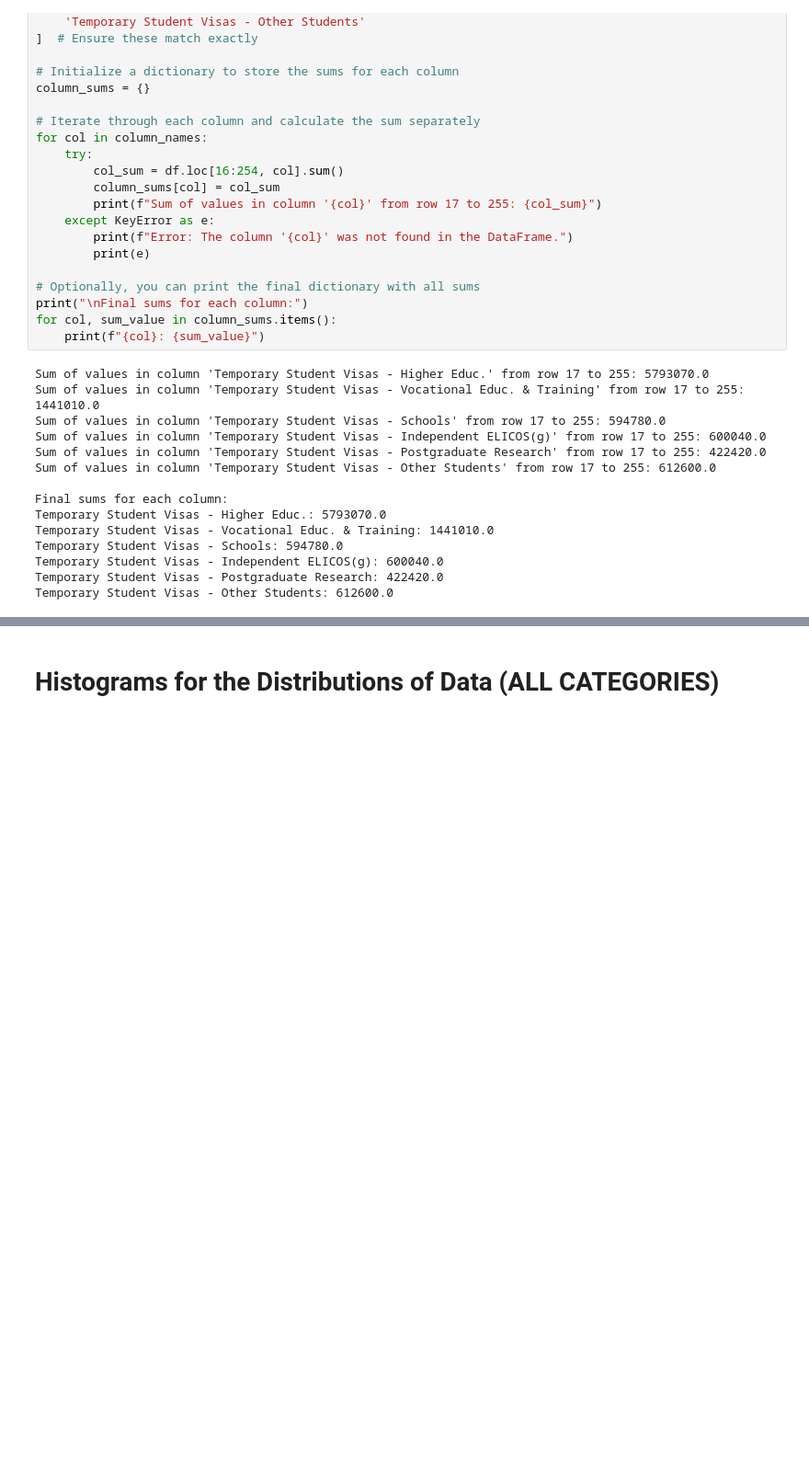
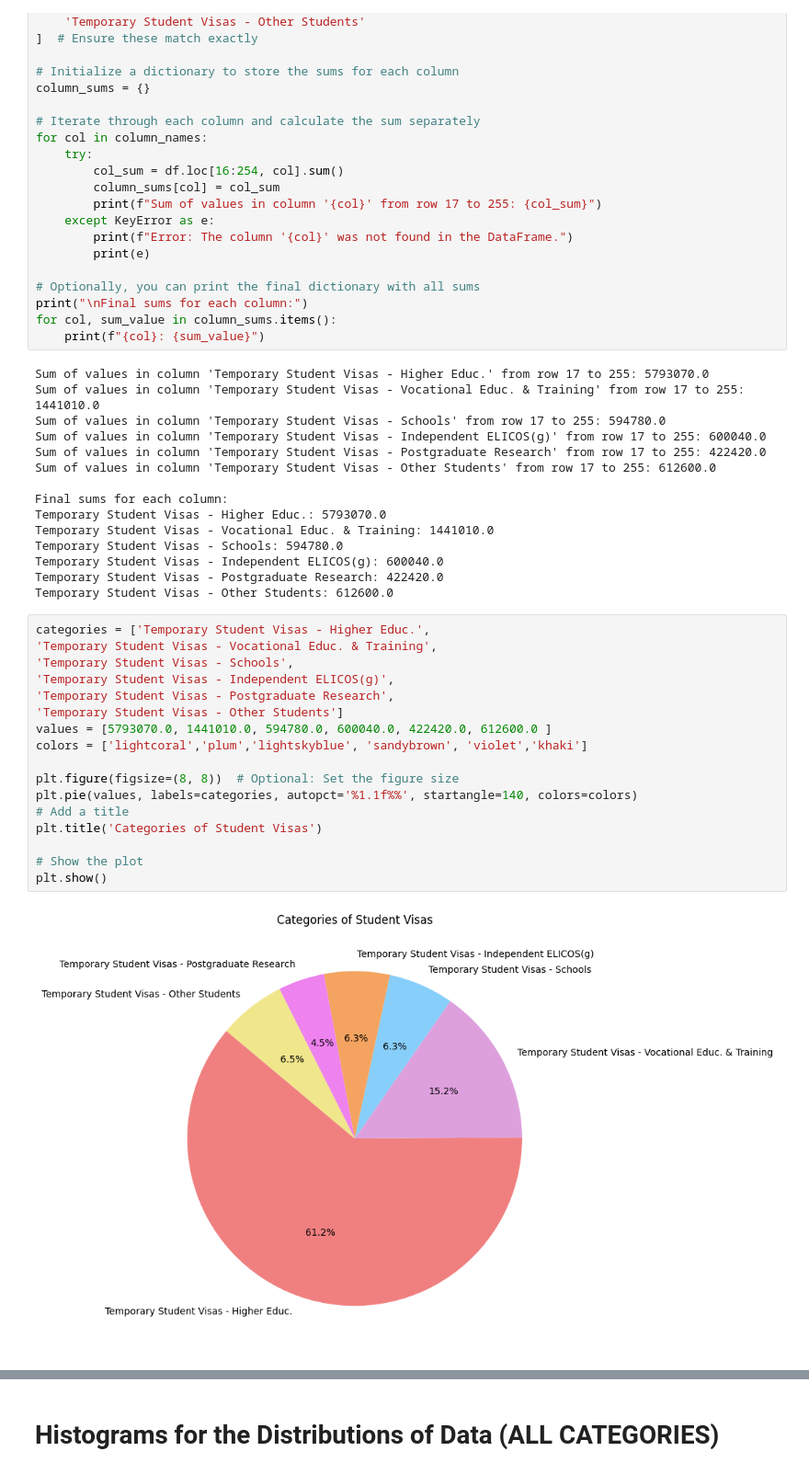
Before and after one commit to amelia-hov/travel_dataproject, a Jupyter notebook: data_introduction/Travel_Data_Project.ipynb, the cells around one changed output, grey strips where cells are left out. Shown at 92% size. Cells and saved outputs as stored; diff of their text form; blank space fills up the shorter version.

Commit message:
Enough Graphs lol

```diff
--- a/data_introduction/Travel_Data_Project.ipynb
+++ b/data_introduction/Travel_Data_Project.ipynb
@@ -505,3 +505,22 @@ Temporary Student Visas - Schools: 594780.0
 Temporary Student Visas - Independent ELICOS(g): 600040.0
 Temporary Student Visas - Postgraduate Research: 422420.0
 Temporary Student Visas - Other Students: 612600.0
+# %%
+categories = ['Temporary Student Visas - Higher Educ.',
+'Temporary Student Visas - Vocational Educ. & Training',
+'Temporary Student Visas - Schools',
+'Temporary Student Visas - Independent ELICOS(g)',
+'Temporary Student Visas - Postgraduate Research',
+'Temporary Student Visas - Other Students']
+values = [5793070.0, 1441010.0, 594780.0, 600040.0, 422420.0, 612600.0 ]
+colors = ['lightcoral','plum','lightskyblue', 'sandybrown', 'violet','khaki']
+
+plt.figure(figsize=(8, 8))  # Optional: Set the figure size
+plt.pie(values, labels=categories, autopct='%1.1f%%', startangle=140, colors=colors)
+# Add a title
+plt.title('Categories of Student Visas')
+
+# Show the plot
+plt.show()
+# %% [output]
+[figure, added]
```
Also changed, not shown: parts of 14 cells of this notebook.
